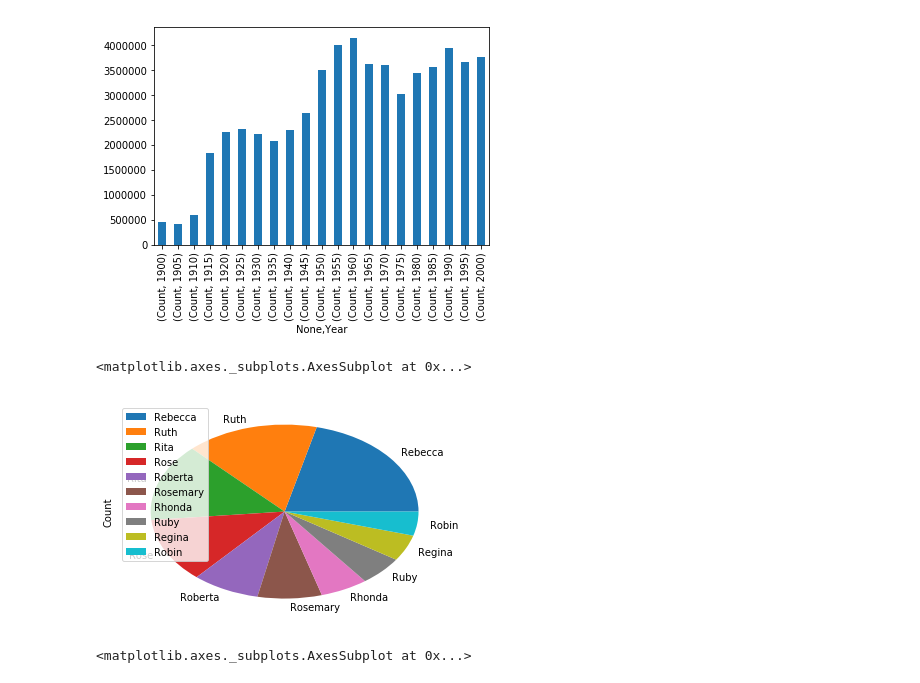
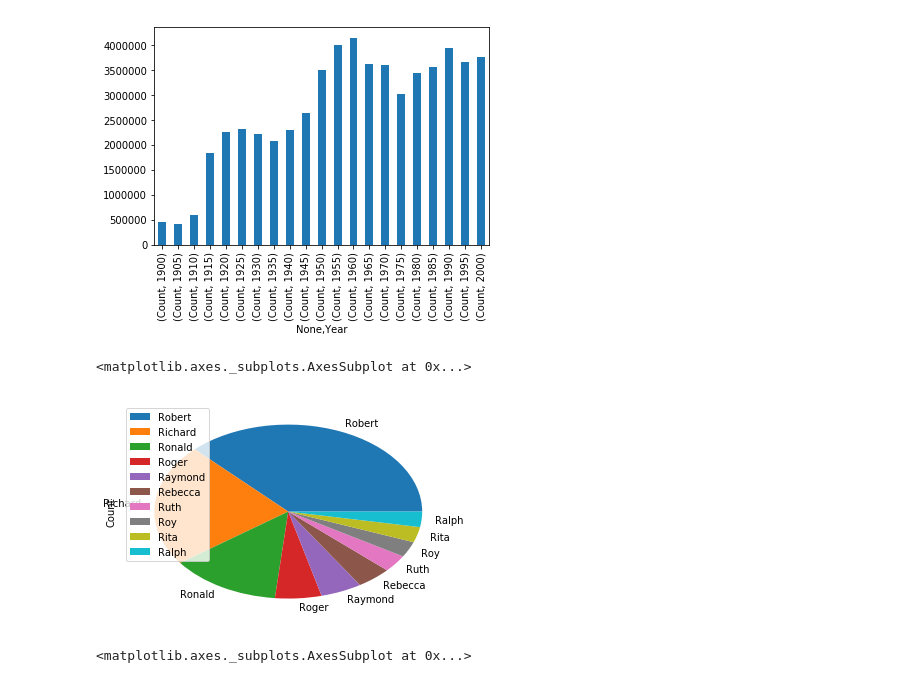
Before and after one commit to formeo/netology, a Jupyter notebook: name_home_work2/Names_home_work.ipynb, the cells around one changed output. Cells and saved outputs as stored; diff of their text form; code cells hidden in the pictures.

```diff
--- a/name_home_work2/Names_home_work.ipynb
+++ b/name_home_work2/Names_home_work.ipynb
@@ -40,5 +88,7 @@ names_dynamics.unstack('Year').plot.bar()
 [figure]
 # %%
 names_50th = pd.read_csv(DATA_PATH + 'yob{}.txt'.format('1950'),names=['Name','Gender','Count'])
+# %%
+names_for_pie = names_50th.groupby('Name').sum().sort_values(by='Count', ascending=False).reset_index()
 # %%
-name_start_r = names_50th[names_50th['Name'].str.startswith('R')].head(10)
+name_start_r = names_for_pie[names_for_pie['Name'].str.startswith('R')].head(10)
@@ -47,8 +95,8 @@ names_for_pie = name_start_r.groupby('Name').sum().sort_values(by='Count', ascen
 # %%
-names_for_pie.plot.pie(y='Count')
+name_start_r.plot.pie(labels=name_start_r.Name,y='Count')
 # %% [output]
 <matplotlib.axes._subplots.AxesSubplot at 0x...>
-[figure, old version]
+[figure, new version]
 # %%
 names_by_year = {}
 for year in range(1900, 2000):
```
Also changed, not shown: parts of 4 cells of this notebook.
